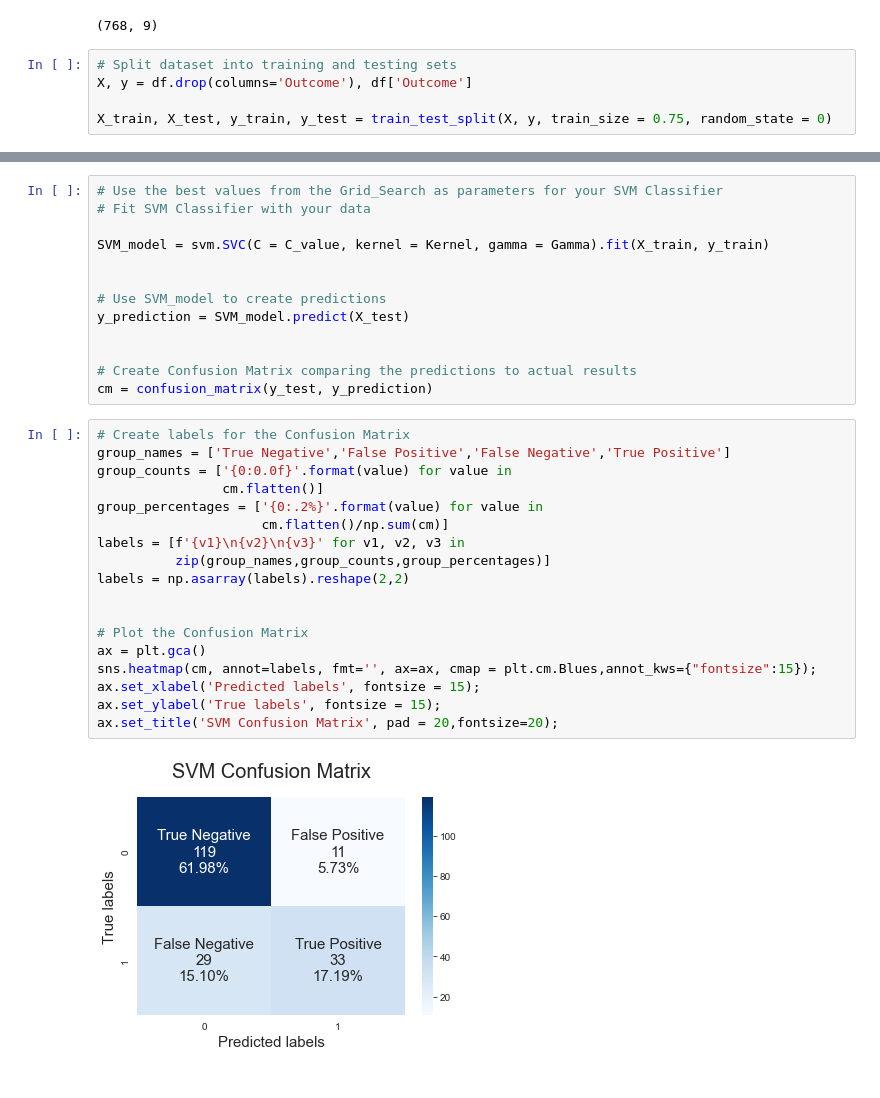
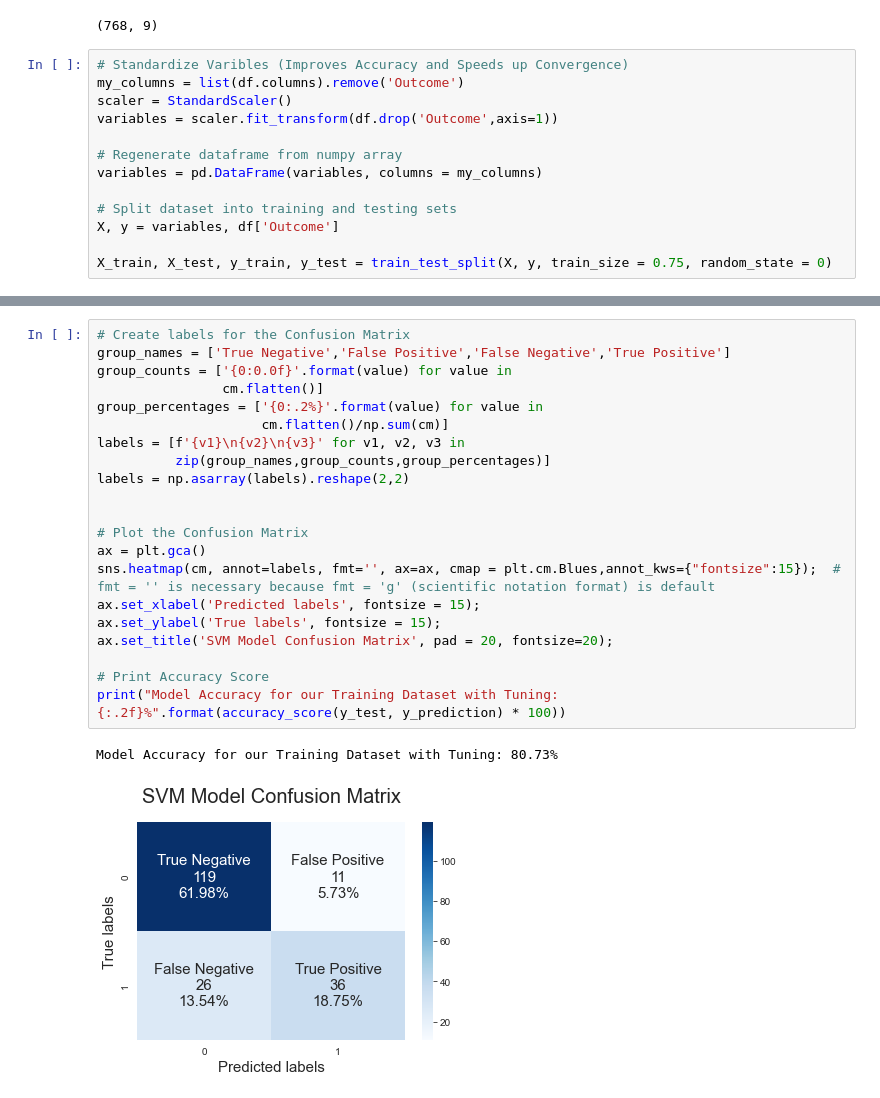
Before and after one commit to OnionYams/M9-Assess, a Jupyter notebook: SVM-Model.ipynb, the cells around one changed output, grey strips where cells are left out. Cells and saved outputs as stored; diff of their text form.

Commit message:
Improved model accuracy by standardizing data

```diff
--- a/SVM-Model.ipynb
+++ b/SVM-Model.ipynb
@@ -26,8 +27,16 @@ df.shape
 # %% [output]
 (768, 9)
 # %%
+# Standardize Varibles (Improves Accuracy and Speeds up Convergence)
+my_columns = list(df.columns).remove('Outcome')
+scaler = StandardScaler()
+variables = scaler.fit_transform(df.drop('Outcome',axis=1))
+
+# Regenerate dataframe from numpy array
+variables = pd.DataFrame(variables, columns = my_columns)
+
 # Split dataset into training and testing sets
-X, y = df.drop(columns='Outcome'), df['Outcome']
+X, y = variables, df['Outcome']
 
 X_train, X_test, y_train, y_test = train_test_split(X, y, train_size = 0.75, random_state = 0)
 # %%
@@ -62,33 +79,24 @@ The Best Parameters from the Grid Search: {'C': 1, 'gamma': 0.0001, 'kernel': 'r
-# %%
-# Use the best values from the Grid_Search as parameters for your SVM Classifier
-# Fit SVM Classifier with your data
-
-SVM_model = svm.SVC(C = C_value, kernel = Kernel, gamma = Gamma).fit(X_train, y_train)
-
-
-# Use SVM_model to create predictions
-y_prediction = SVM_model.predict(X_test)
-
-
-# Create Confusion Matrix comparing the predictions to actual results
-cm = confusion_matrix(y_test, y_prediction)
 # %%
 # Create labels for the Confusion Matrix
 group_names = ['True Negative','False Positive','False Negative','True Positive']
 group_counts = ['{0:0.0f}'.format(value) for value in
                 cm.flatten()]
 group_percentages = ['{0:.2%}'.format(value) for value in
                      cm.flatten()/np.sum(cm)]
 labels = [f'{v1}\n{v2}\n{v3}' for v1, v2, v3 in
           zip(group_names,group_counts,group_percentages)]
 labels = np.asarray(labels).reshape(2,2)
 
 
 # Plot the Confusion Matrix
 ax = plt.gca()
-sns.heatmap(cm, annot=labels, fmt='', ax=ax, cmap = plt.cm.Blues,annot_kws={"fontsize":15});
+sns.heatmap(cm, annot=labels, fmt='', ax=ax, cmap = plt.cm.Blues,annot_kws={"fontsize":15});  # fmt = '' is necessary because fmt = 'g' (scientific notation format) is default
 ax.set_xlabel('Predicted labels', fontsize = 15);
 ax.set_ylabel('True labels', fontsize = 15);
-ax.set_title('SVM Confusion Matrix', pad = 20,fontsize=20);
+ax.set_title('SVM Model Confusion Matrix', pad = 20, fontsize=20);
+
+# Print Accuracy Score
+print("Model Accuracy for our Training Dataset with Tuning: {:.2f}%".format(accuracy_score(y_test, y_prediction) * 100))
 # %% [output]
+Model Accuracy for our Training Dataset with Tuning: 80.73%
-[figure, old version]
+[figure, new version]
```
Also changed, not shown: parts of 2 cells of this notebook.
